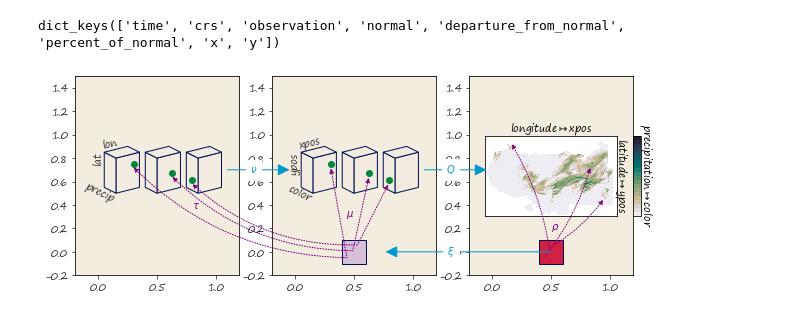
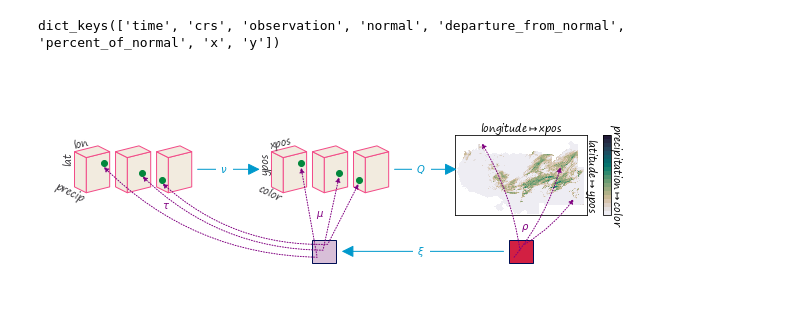
Before and after one commit to story645/proposal, a Jupyter notebook: figures/q_figs.ipynb, the cells around one changed output. Drawn from its saved outputs; the diff is of its cells as text; code cells hidden in the pictures.

```diff
--- a/figures/q_figs.ipynb
+++ b/figures/q_figs.ipynb
@@ -300,11 +300,11 @@ axd['V'].plot(xp,yp, zorder=100, color=dc, linestyle='--')
 
 for i, off in enumerate(np.arange(xpos[0], xpos[-1], .15)):
     verts = np.array([[0, .4], [0,.6], [.14, .62], [.14, .42], [0, .6 ]]) + [off-.1, .2]
-    pe = mpatches.PathPatch(mpath.Path(verts, closed=True), edgecolor='C0',
+    pe = mpatches.PathPatch(mpath.Path(verts, closed=True), edgecolor=fcolor,
                                       facecolor=facecolor)
     axd['E'].add_patch(pe)
 
-    pv = mpatches.PathPatch(mpath.Path(verts, closed=True), edgecolor='C0',
+    pv = mpatches.PathPatch(mpath.Path(verts, closed=True), edgecolor=fcolor,
                                       facecolor=facecolor)
     axd['V'].add_patch(pv)
 
@@ -467,10 +467,10 @@ for i, off in enumerate(offsets):
                  [[.1,.75],[.1,.45],[.2,.4],[.2,.7]],
                  [[.1, .75], [.3, .8],[.4, .75], [.2,.7]]])+[off, +.1]
 
-    pe = mcollections.PolyCollection(verts, edgecolor='C0', facecolor=facecolor )
+    pe = mcollections.PolyCollection(verts, edgecolor=fcolor, facecolor=facecolor )
     axd['E'].add_collection(pe)
 
-    pv = mcollections.PolyCollection(verts, edgecolor='C0', facecolor=facecolor )
+    pv = mcollections.PolyCollection(verts, edgecolor=fcolor, facecolor=facecolor )
     axd['V'].add_collection(pv)
 
     a1 = mpatches.FancyArrowPatch((xi[i], yi[i]), (x[i],y[i]-.02), arrowstyle="-|>",
@@ -495,8 +495,8 @@ axd['V'].annotate(r'$\mu$', (.43, .3), color=oc)
 axd['H'].annotate(r'$\rho$', (.5, .19), color=oc, zorder=10)
 
 yl=0
-a3 = mpatches.ConnectionPatch(xyA=(0.5,yl), coordsA=axd['H'].transData,
-                      xyB=(xpos[-1]-.03, yl), coordsB=axd['V'].transData,  arrowstyle="-|>",
+a3 = mpatches.ConnectionPatch(xyA=(0.35,yl), coordsA=axd['H'].transData,
+                      xyB=(.65, yl), coordsB=axd['V'].transData,  arrowstyle="-|>",
                                   mutation_scale=25, zorder=10, color=ac)
 fig.add_artist(a3)
 atext_kw = {'color':ac, 'va':'center', 'ha':'center', 'zorder':10, 'bbox':{'color':'white'}}
@@ -517,35 +517,35 @@ fig.text(1.325, a5.xy1[1], r'$Q$', transform=axd['V'].transData, **atext_kw)
 
 xy, yy = verts[1,1]
 xx, yx = verts[1,0]
 zx, zy = verts[2,1]
 ax, ay = verts[0,0]
 xshift = offsets[-1]-offsets[0]
 xa = np.arctan((zy-yx)/(zx-xx))*180/np.pi
 za = np.arctan((ay-yy)/(ax-xy))*180/np.pi
 for (n, xtx, ytx,ztx) in [('E', 'lon', 'lat', 'precip'), ('V', 'xpos', 'ypos', 'color')]:
     #axd[n].text(.04,.89, xtx, rotation=12,)
     #axd[n].text(-.06,.69, ytx, rotation=90)
     #axd[n].text(-.06,.39, ztx, rotation=-35)
     axd[n].text(xx-xshift, yx, xtx, ha='left', va='bottom', rotation=xa,
                 rotation_mode='anchor', transform_rotates_text=True)
     axd[n].text(xy-xshift, yx, ytx, rotation=90, ha='right', va='bottom',
                rotation_mode='anchor', transform_rotates_text=True)
     axd[n].text(ax-xshift, ay, ztx, ha='right', va='top', rotation=za,
                rotation_mode='anchor', transform_rotates_text=True)
 
 
 cb.set_label('precipitation'+r'$\mapsto$'+'color', rotation=270, labelpad=13)
 axsub.xaxis.set_label_position('top')
 axsub.yaxis.set_label_position('right')
 axsub.set_xlabel('longitude'+r'$\mapsto$'+'xpos')
 axsub.set_ylabel('latitude'+r'$\mapsto$'+'ypos', rotation=270, labelpad=12)
 axsub.set(xticklabels=[], yticklabels=[])
 axsub.tick_params(length=0)
-#for k in axd:
-    #axd[k].axis('off')
+for k in axd:
+    axd[k].axis('off')
 
 fig.savefig(proposal_path/"image.png", bbox_inches='tight' , facecolor='white')
 # %% [output]
-[figure, old version]
+[figure, new version]
 # %%
 axsub.get_xlim()
```
Also changed, not shown: parts of 1 cell of this notebook, 3 other files.
